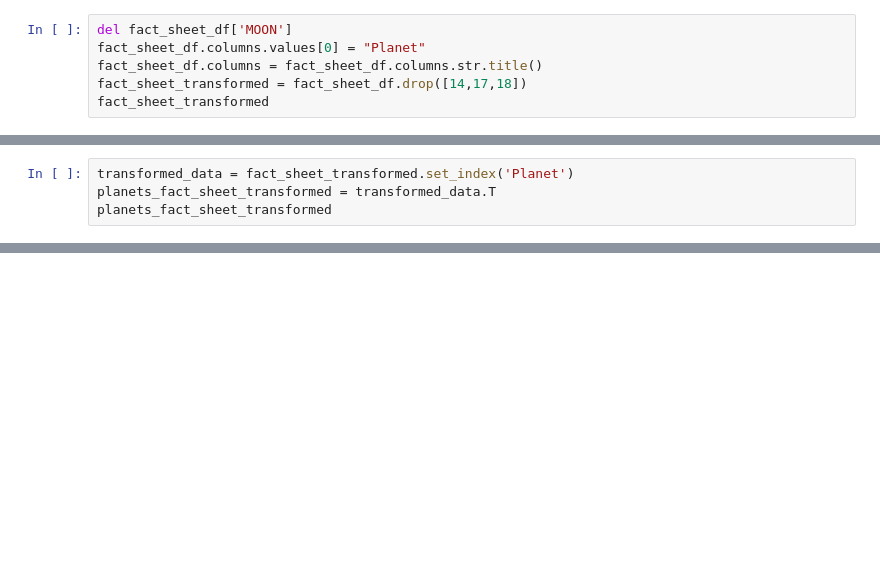
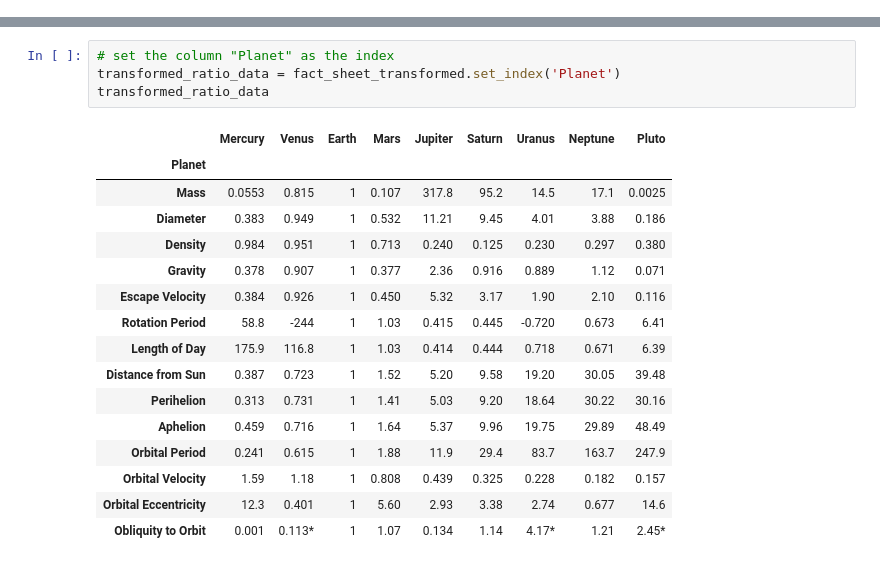
Before and after one commit to AR-Elbers/ETL-Project-Beyond-Earth, a Jupyter notebook: ratio_transformed.ipynb, the cells around one changed output, grey strips where cells are left out. Cells and saved outputs as stored; diff of their text form; blank space fills up the shorter version.

```diff
--- a/ratio_transformed.ipynb
+++ b/ratio_transformed.ipynb
@@ -25,6 +3,0 @@ fact_sheet_df.head(21)
-# %%
-del fact_sheet_df['MOON']
-fact_sheet_df.columns.values[0] = "Planet"
-fact_sheet_df.columns = fact_sheet_df.columns.str.title()
-fact_sheet_transformed = fact_sheet_df.drop([14,17,18])
-fact_sheet_transformed
@@ -49,4 +3,0 @@ fact_sheet_transformed
-# %%
-transformed_data = fact_sheet_transformed.set_index('Planet')
-planets_fact_sheet_transformed = transformed_data.T
-planets_fact_sheet_transformed
@@ -63,0 +58,21 @@ planets_fact_sheet_transformed
+# %%
+# set the column "Planet" as the index
+transformed_ratio_data = fact_sheet_transformed.set_index('Planet')
+transformed_ratio_data
+# %% [output]
+|  | Mercury | Venus | Earth | Mars | Jupiter | Saturn | Uranus | Neptune | Pluto |
+| Planet |  |  |  |  |  |  |  |  |  |
+| Mass | 0.0553 | 0.815 | 1 | 0.107 | 317.8 | 95.2 | 14.5 | 17.1 | 0.0025 |
+| Diameter | 0.383 | 0.949 | 1 | 0.532 | 11.21 | 9.45 | 4.01 | 3.88 | 0.186 |
+| Density | 0.984 | 0.951 | 1 | 0.713 | 0.240 | 0.125 | 0.230 | 0.297 | 0.380 |
+| Gravity | 0.378 | 0.907 | 1 | 0.377 | 2.36 | 0.916 | 0.889 | 1.12 | 0.071 |
+| Escape Velocity | 0.384 | 0.926 | 1 | 0.450 | 5.32 | 3.17 | 1.90 | 2.10 | 0.116 |
+| Rotation Period | 58.8 | -244 | 1 | 1.03 | 0.415 | 0.445 | -0.720 | 0.673 | 6.41 |
+| Length of Day | 175.9 | 116.8 | 1 | 1.03 | 0.414 | 0.444 | 0.718 | 0.671 | 6.39 |
+| Distance from Sun | 0.387 | 0.723 | 1 | 1.52 | 5.20 | 9.58 | 19.20 | 30.05 | 39.48 |
+| Perihelion | 0.313 | 0.731 | 1 | 1.41 | 5.03 | 9.20 | 18.64 | 30.22 | 30.16 |
+| Aphelion | 0.459 | 0.716 | 1 | 1.64 | 5.37 | 9.96 | 19.75 | 29.89 | 48.49 |
+| Orbital Period | 0.241 | 0.615 | 1 | 1.88 | 11.9 | 29.4 | 83.7 | 163.7 | 247.9 |
+| Orbital Velocity | 1.59 | 1.18 | 1 | 0.808 | 0.439 | 0.325 | 0.228 | 0.182 | 0.157 |
+| Orbital Eccentricity | 12.3 | 0.401 | 1 | 5.60 | 2.93 | 3.38 | 2.74 | 0.677 | 14.6 |
+| Obliquity to Orbit | 0.001 | 0.113* | 1 | 1.07 | 0.134 | 1.14 | 4.17* | 1.21 | 2.45* |
```
Also changed, not shown: parts of 10 cells of this notebook, 7 other files.
